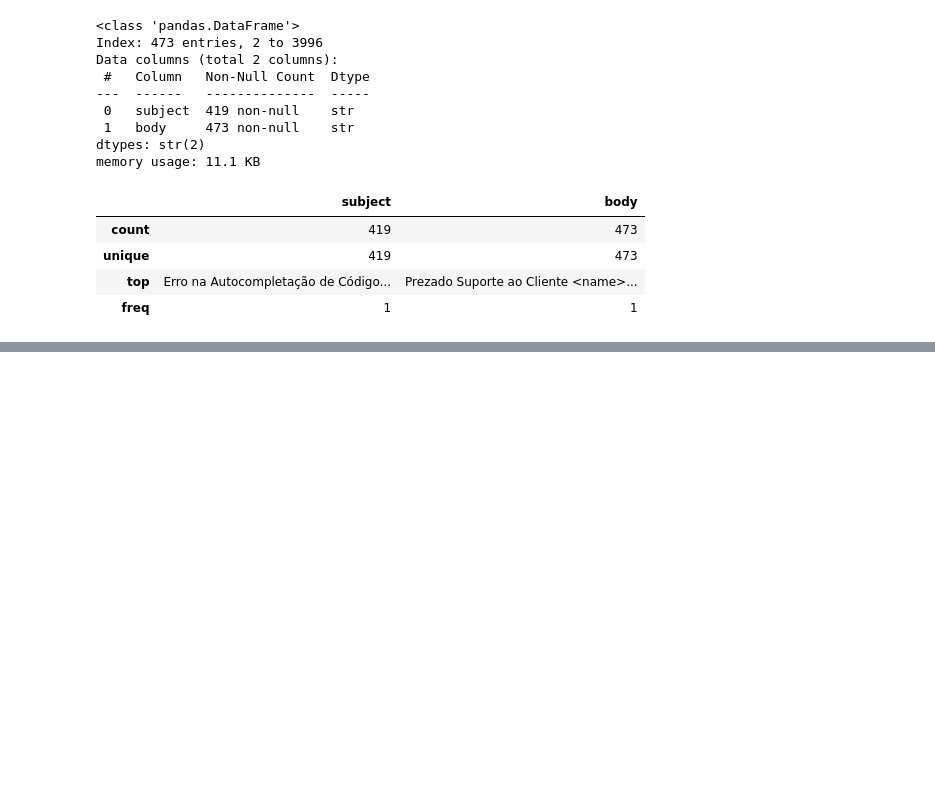
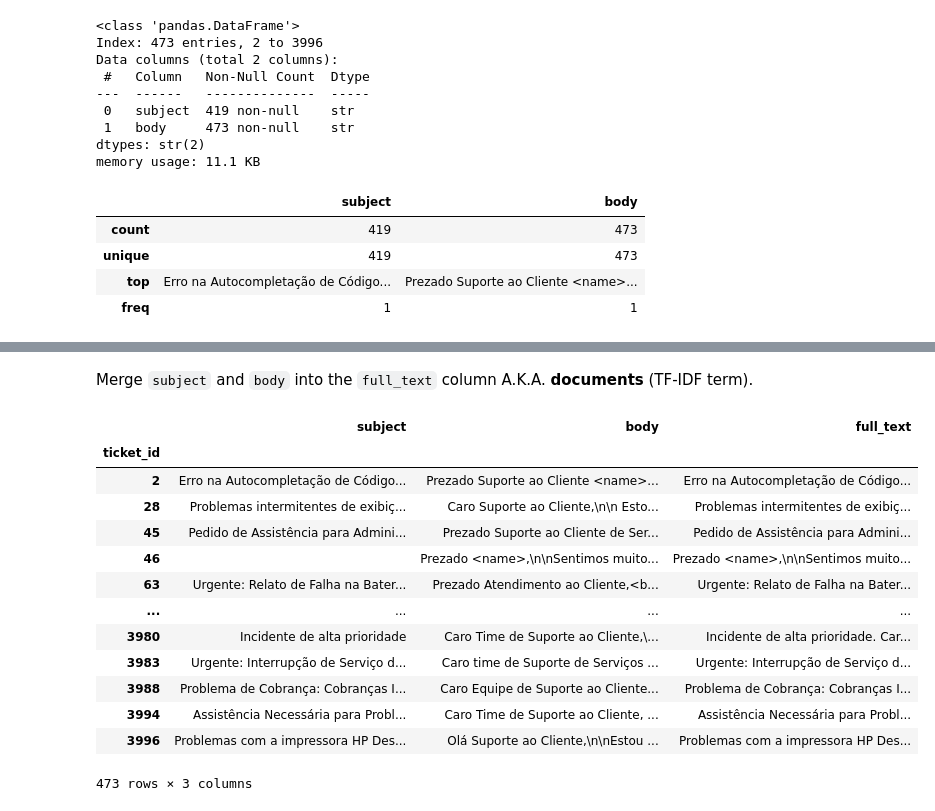
Before and after one commit to nicolaubruno/voll_technical_case, a Jupyter notebook: Support Ticket Clustering.ipynb, the cells around one changed output, grey strips where cells are left out. Drawn from its saved outputs; the diff is of its cells as text; code cells hidden in the pictures; blank space fills up the shorter version.

```diff
--- a/Support Ticket Clustering.ipynb
+++ b/Support Ticket Clustering.ipynb
@@ -6,5 +12,22 @@ In this notebook, we analyze a dataset of support tickets in order to create clu
 ## Packages
 # %%
 # Data handling
+import json
+import re
+from collections import Counter
+
+import numpy as np
 import pandas as pd
+
+# Text vectorization
+from sklearn.feature_extraction.text import CountVectorizer, TfidfVectorizer
+
+# Plotting
+import matplotlib.pyplot as plt
+
+pd.set_option("display.width", 180)
+pd.set_option("display.max_colwidth", 90)
+
+# Shared tokenizer pattern: accent-aware words of 2+ characters.
+TOKEN_PATTERN = r"(?u)\b\w\w+\b"
 # %% [markdown]
@@ -78,0 +130,30 @@ tickets_df.describe()
+# %% [markdown]
+Merge `subject` and `body` into the `full_text` column A.K.A. **documents** (TF-IDF term).
+# %%
+# Keep the originals intact - the whole exercise is a before/after comparison.
+cleaned_tickets_df = tickets_df.copy()
+
+cleaned_tickets_df["subject"] = cleaned_tickets_df["subject"].fillna("").str.strip()
+cleaned_tickets_df["body"] = cleaned_tickets_df["body"].fillna("").str.strip()
+
+cleaned_tickets_df["full_text"] = (
+    cleaned_tickets_df.apply(
+        lambda row: row["body"] if row["subject"] == "" else row["subject"] + ". " + row["body"], axis=1)
+)
+
+cleaned_tickets_df
+# %% [output]
+|  | subject | body | full_text |
+| ticket_id |  |  |  |
+| 2 | Erro na Autocompletação de Código... | Prezado Suporte ao Cliente <name>... | Erro na Autocompletação de Código... |
+| 28 | Problemas intermitentes de exibiç... | Caro Suporte ao Cliente,\n\n Esto... | Problemas intermitentes de exibiç... |
+| 45 | Pedido de Assistência para Admini... | Prezado Suporte ao Cliente de Ser... | Pedido de Assistência para Admini... |
+| 46 |  | Prezado <name>,\n\nSentimos muito... | Prezado <name>,\n\nSentimos muito... |
+| 63 | Urgente: Relato de Falha na Bater... | Prezado Atendimento ao Cliente,<b... | Urgente: Relato de Falha na Bater... |
+| ... | ... | ... | ... |
+| 3980 | Incidente de alta prioridade | Caro Time de Suporte ao Cliente,\... | Incidente de alta prioridade. Car... |
+| 3983 | Urgente: Interrupção de Serviço d... | Caro time de Suporte de Serviços ... | Urgente: Interrupção de Serviço d... |
+| 3988 | Problema de Cobrança: Cobranças I... | Caro Equipe de Suporte ao Cliente... | Problema de Cobrança: Cobranças I... |
+| 3994 | Assistência Necessária para Probl... | Caro Time de Suporte ao Cliente, ... | Assistência Necessária para Probl... |
+| 3996 | Problemas com a impressora HP Des... | Olá Suporte ao Cliente,\n\nEstou ... | Problemas com a impressora HP Des... |
+473 rows × 3 columns
```
Also changed, not shown: parts of 26 cells of this notebook.
